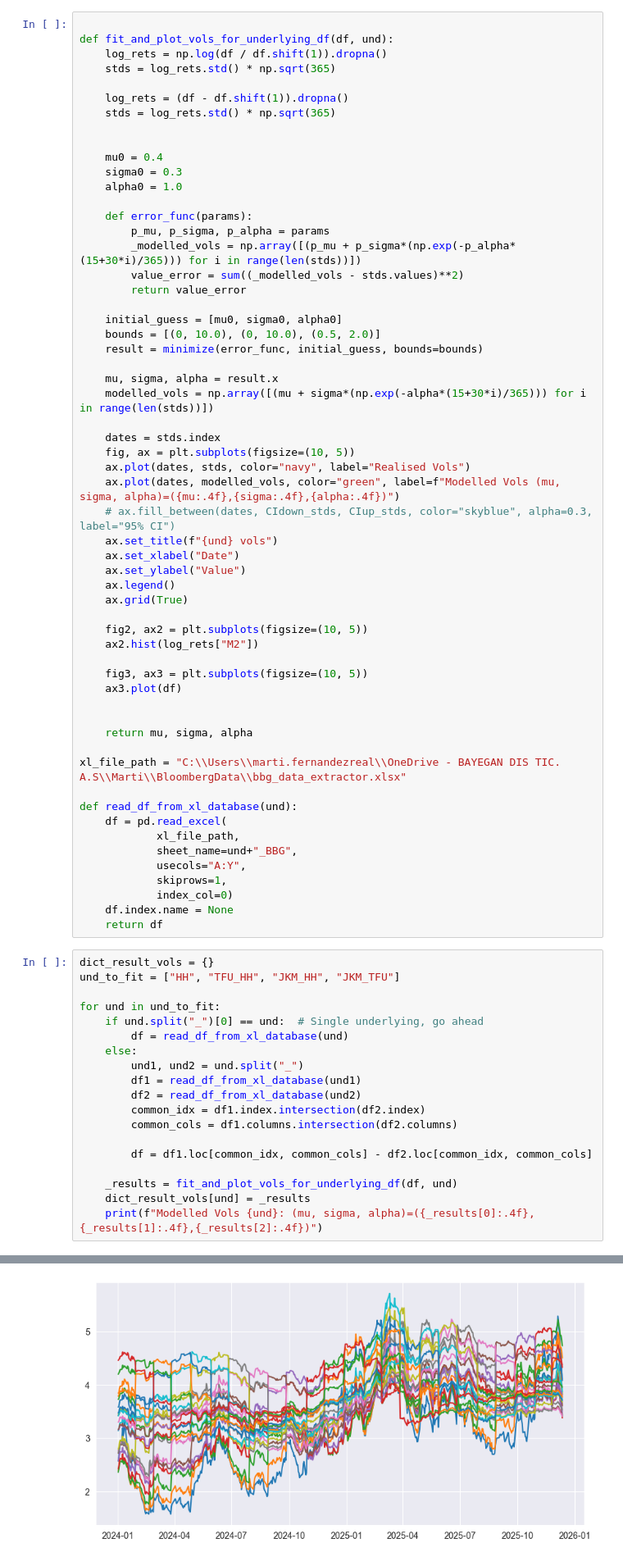
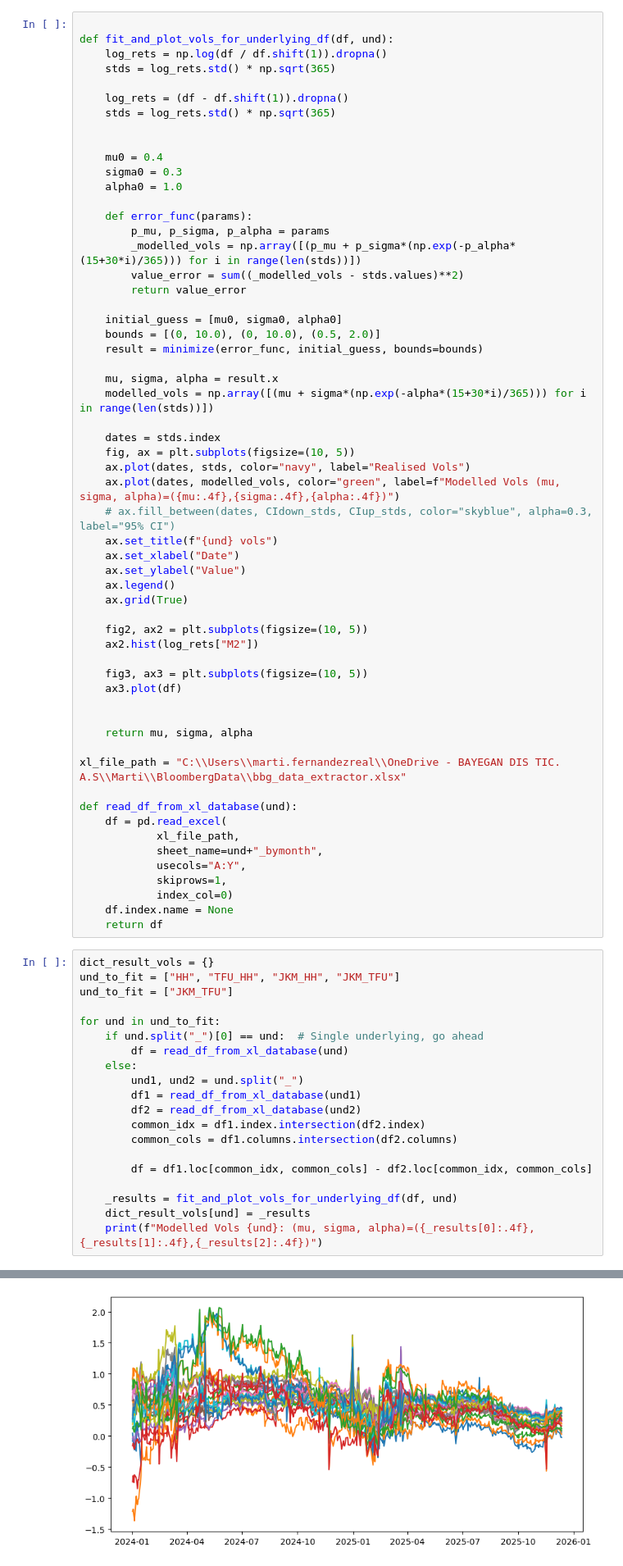
Before and after one commit to martibgn4/BGN_LNG, a Jupyter notebook: adhoc_scripts/bounded_normal_calibration_process.ipynb, the cells around one changed output, grey strips where cells are left out. Shown at 82% size. Saved outputs shown, nothing was run; the diff lists cells and outputs as text.

```diff
--- a/adhoc_scripts/bounded_normal_calibration_process.ipynb
+++ b/adhoc_scripts/bounded_normal_calibration_process.ipynb
@@ -55,7 +55,7 @@ xl_file_path = "C:\\Users\\marti.fernandezreal\\OneDrive - BAYEGAN DIS TIC. A.S\
 def read_df_from_xl_database(und):
     df = pd.read_excel(
             xl_file_path,
-            sheet_name=und+"_BBG",
+            sheet_name=und+"_bymonth",
             usecols="A:Y",
             skiprows=1,
             index_col=0)
@@ -64,6 +64,7 @@ def read_df_from_xl_database(und):
 # %%
 dict_result_vols = {}
 und_to_fit = ["HH", "TFU_HH", "JKM_HH", "JKM_TFU"]
+und_to_fit = ["JKM_TFU"]
 
 for und in und_to_fit:
     if und.split("_")[0] == und:  # Single underlying, go ahead
@@ -90 +88 @@ Modelled Vols JKM_TFU: (mu, sigma, alpha)=(4.7782,0.0000,0.5000)
-[figure, old version]
+[figure, new version]
```
Also changed, not shown: parts of 2 cells of this notebook, 9 other files.
